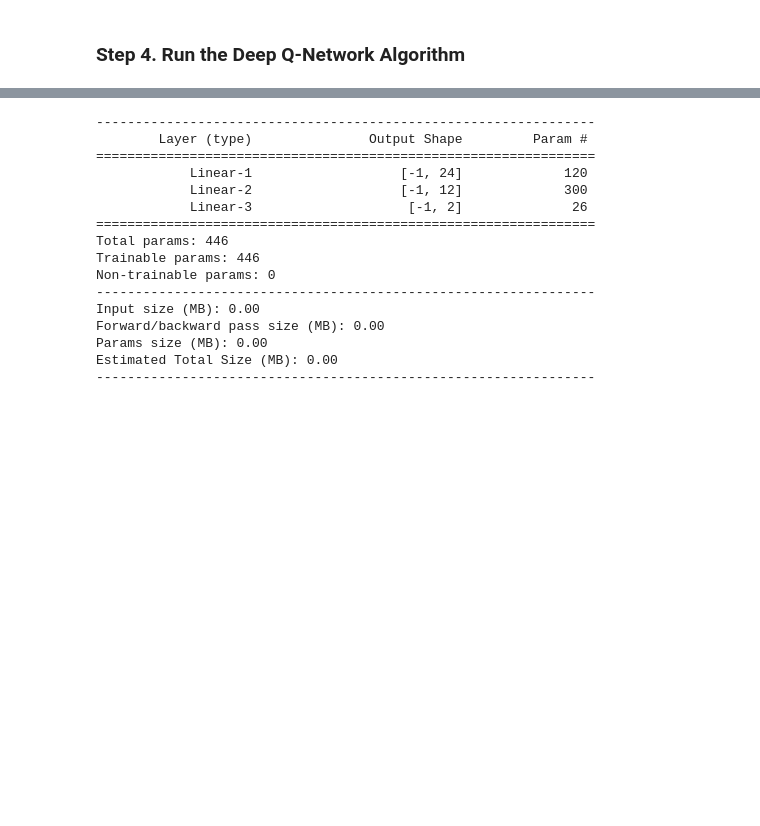
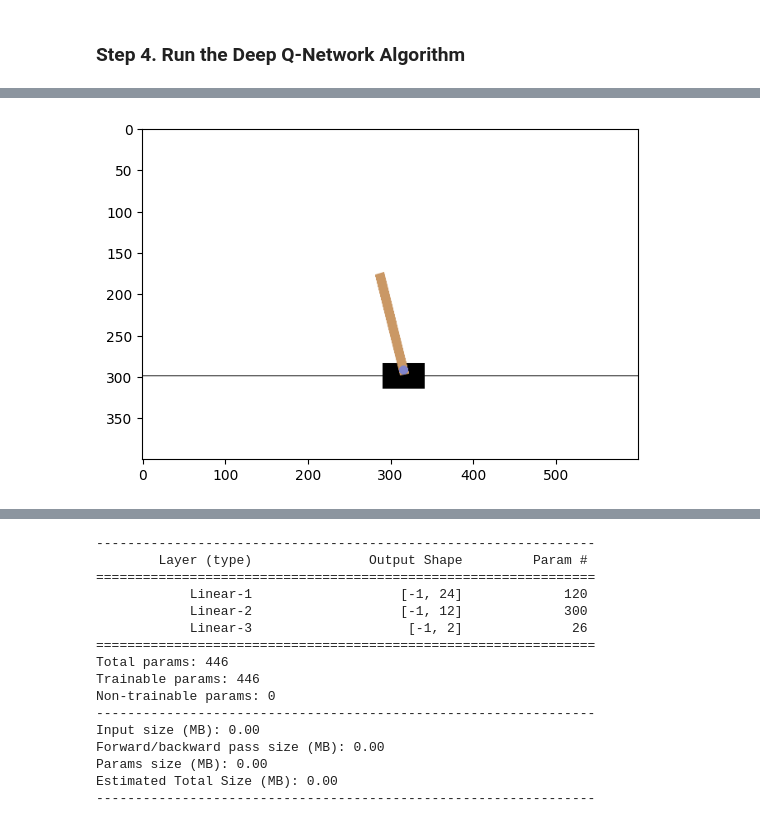
Before and after one commit to avalur/avalur.github.io, a Jupyter notebook: advanced_ml/RL_intro_practice.ipynb, the cells around one changed output, grey strips where cells are left out. Cells and saved outputs as stored; diff of their text form; code cells hidden in the pictures; blank space fills up the shorter version.

```diff
--- a/advanced_ml/RL_intro_practice.ipynb
+++ b/advanced_ml/RL_intro_practice.ipynb
@@ -458,26 +478,29 @@ Successfully installed pygame-2.5.2
 # %%
 prev_screen = env.render()
 plt.imshow(prev_screen)
 
 policy_dummy = lambda *obs: 1
 
 for _ in range(2):
     obs = env.reset()
     for _ in range(80):
         actions = policy_dummy(*obs)
         obs, reward, done, truncated, info = env.step(actions)
+        sleep(0.05)
 
         screen = env.render()
 
         plt.imshow(screen)
         ipythondisplay.clear_output(wait=True)
         ipythondisplay.display(plt.gcf())
 
         if done:
             break
 
 ipythondisplay.clear_output(wait=True)
 env.close()
+# %% [output]
+[figure, added]
 # %%
 prev_screen = env.render()
 plt.imshow(prev_screen)
```
Also changed, not shown: parts of 10 cells of this notebook, 4 other files.
